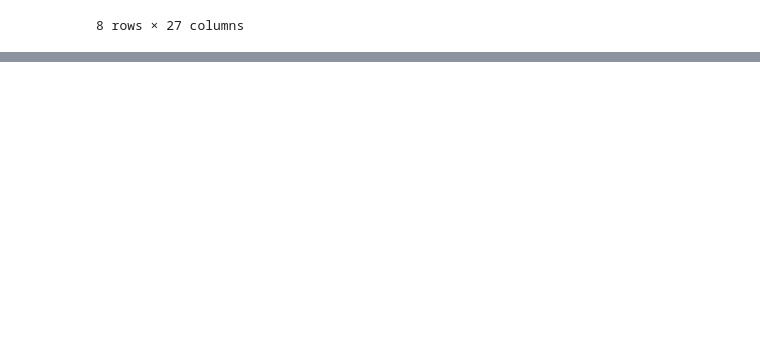
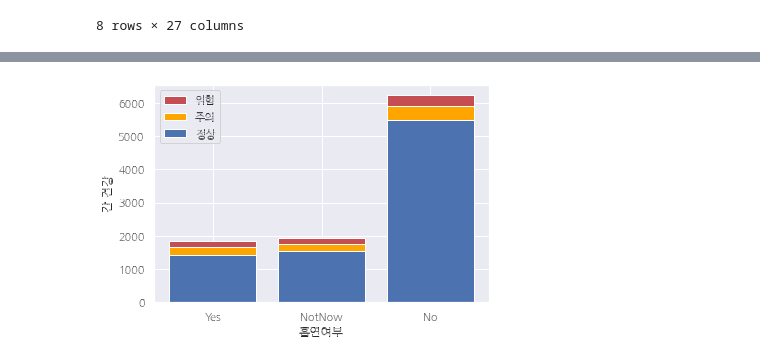
Before and after one commit to SUNANUS/codezip, a Jupyter notebook: Data_Visualization_work.ipynb, the cells around one changed output, grey strips where cells are left out. Cells and saved outputs as stored; diff of their text form; code cells hidden in the pictures; blank space fills up the shorter version.

```diff
--- a/Data_Visualization_work.ipynb
+++ b/Data_Visualization_work.ipynb
@@ -241,0 +347,20 @@ sns.lineplot(data = ageheight, x = '연령대코드(5세단위)', y = 'meanheigh
+# %%
+x = ['Yes', 'NotNow', 'No']
+#위험y1, 주의y2, 정상y3 순
+y1 = [1841, 1926, 6233]
+y2 = [1659, 1769, 5903]
+y3 = [1420, 1533, 5479]
+
+
+plt.figure()
+plt.bar(x, y1, label="위험", color='r')
+plt.bar(x, y2, label="주의", color='orange')
+plt.bar(x, y3, label="정상", color='b')
+
+plt.xlabel("흡연여부")
+plt.ylabel("간 건강")
+
+plt.legend()
+plt.show()
+# %% [output]
+[figure, added]
```
Also changed, not shown: parts of 12 cells of this notebook.
